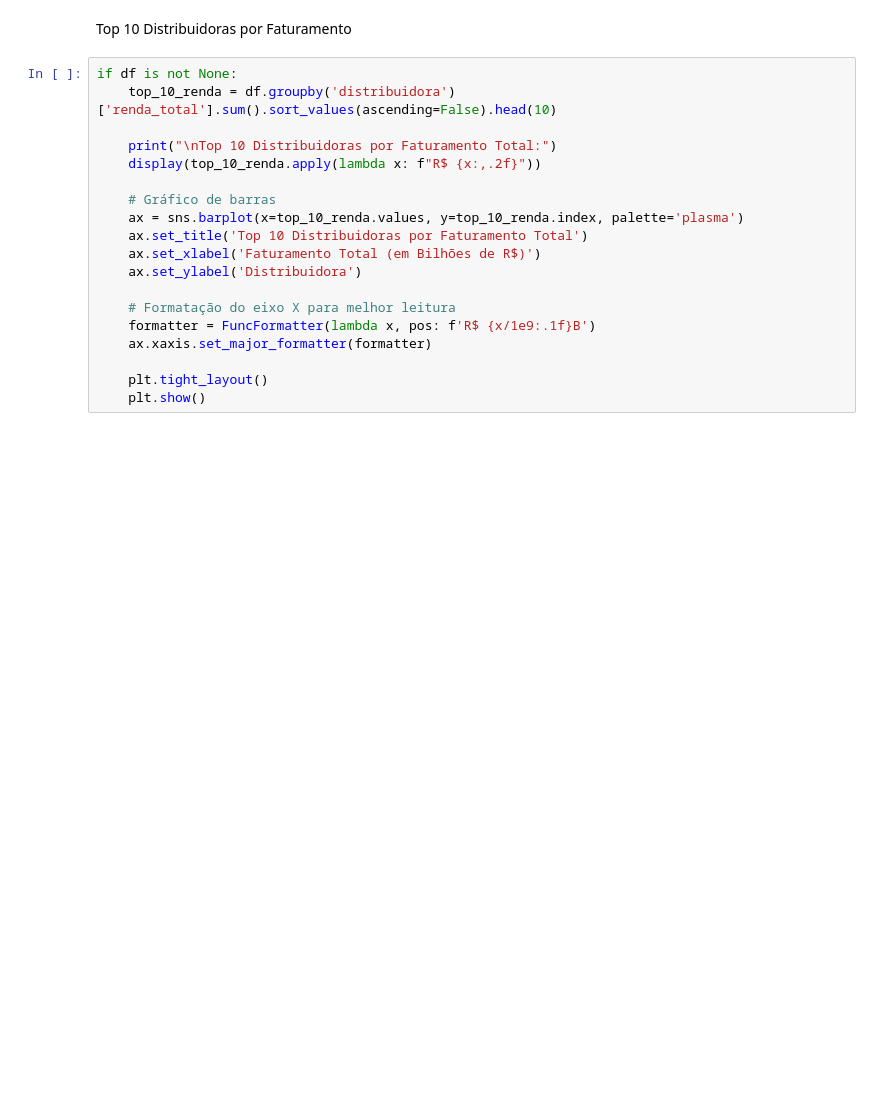
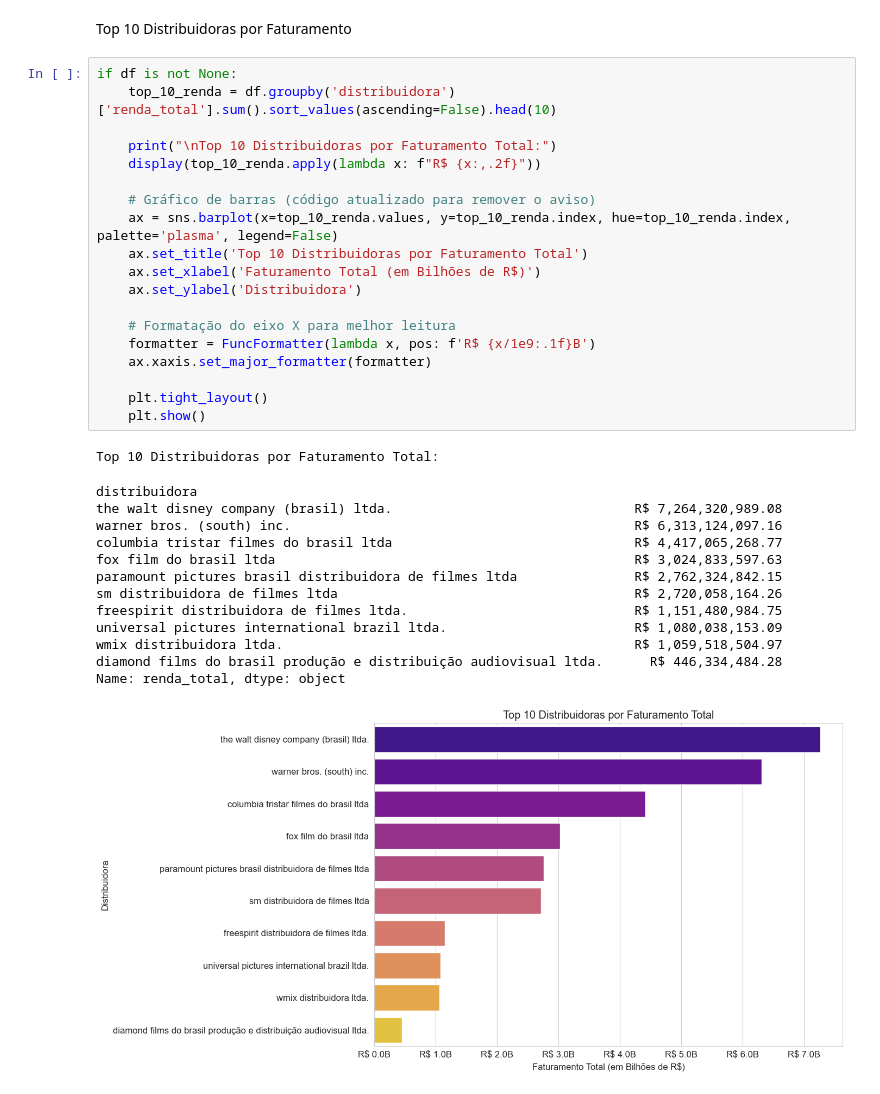
Before and after one commit to Abraao1231/trabalho-BD2, a Jupyter notebook: silver/vizualization.ipynb, the cells around one changed output. Cells and saved outputs as stored; diff of their text form; blank space fills up the shorter version.

Commit message:
feat: tentativa de gerar os gráficos do top 10

```diff
--- a/silver/vizualization.ipynb
+++ b/silver/vizualization.ipynb
@@ -36,19 +36,34 @@ Top 10 Distribuidoras por Faturamento
 # %%
 if df is not None:
     top_10_renda = df.groupby('distribuidora')['renda_total'].sum().sort_values(ascending=False).head(10)
 
     print("\nTop 10 Distribuidoras por Faturamento Total:")
     display(top_10_renda.apply(lambda x: f"R$ {x:,.2f}"))
 
-    # Gráfico de barras
-    ax = sns.barplot(x=top_10_renda.values, y=top_10_renda.index, palette='plasma')
+    # Gráfico de barras (código atualizado para remover o aviso)
+    ax = sns.barplot(x=top_10_renda.values, y=top_10_renda.index, hue=top_10_renda.index, palette='plasma', legend=False)
     ax.set_title('Top 10 Distribuidoras por Faturamento Total')
     ax.set_xlabel('Faturamento Total (em Bilhões de R$)')
     ax.set_ylabel('Distribuidora')
 
     # Formatação do eixo X para melhor leitura
     formatter = FuncFormatter(lambda x, pos: f'R$ {x/1e9:.1f}B')
     ax.xaxis.set_major_formatter(formatter)
 
     plt.tight_layout()
     plt.show()
+# %% [output]
+Top 10 Distribuidoras por Faturamento Total:
+distribuidora
+the walt disney company (brasil) ltda.                               R$ 7,264,320,989.08
+warner bros. (south) inc.                                            R$ 6,313,124,097.16
+columbia tristar filmes do brasil ltda                               R$ 4,417,065,268.77
+fox film do brasil ltda                                              R$ 3,024,833,597.63
+paramount pictures brasil distribuidora de filmes ltda               R$ 2,762,324,842.15
+sm distribuidora de filmes ltda                                      R$ 2,720,058,164.26
+freespirit distribuidora de filmes ltda.                             R$ 1,151,480,984.75
+universal pictures international brazil ltda.                        R$ 1,080,038,153.09
+wmix distribuidora ltda.                                             R$ 1,059,518,504.97
+diamond films do brasil produção e distribuição audiovisual ltda.      R$ 446,334,484.28
+Name: renda_total, dtype: object
+[figure, added]
```
Also changed, not shown: parts of 4 cells of this notebook.
